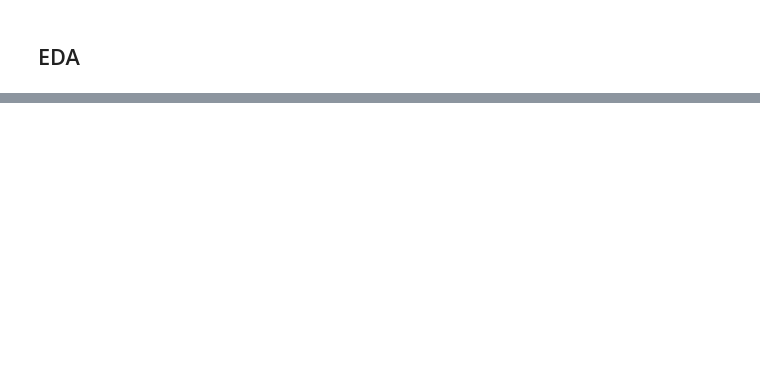
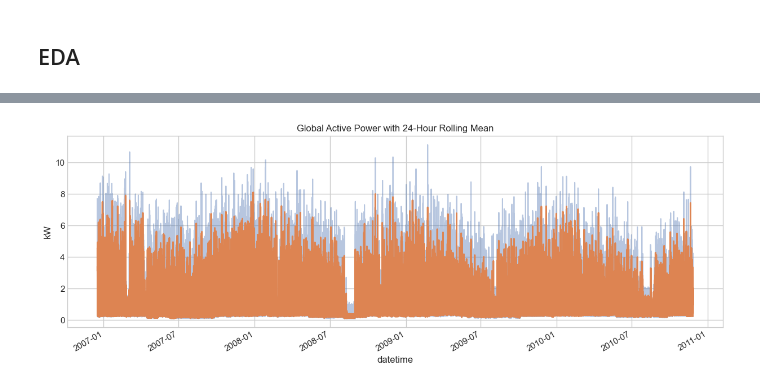
Before and after one commit to Ali-rashaideh/energy_forecasting_project, a Jupyter notebook: notebooks/EDA.ipynb, the cells around one changed output, grey strips where cells are left out. Saved outputs shown, nothing was run; the diff lists cells and outputs as text; code cells hidden in the pictures; blank space fills up the shorter version.

```diff
--- a/notebooks/EDA.ipynb
+++ b/notebooks/EDA.ipynb
@@ -451,0 +160,9 @@ Data appears normal
+# %%
+plt.figure(figsize=(15, 5))
+df['Global_active_power'].plot(alpha=0.4)
+df['Global_active_power'].rolling(24).mean().plot(linewidth=2)
+plt.title('Global Active Power with 24-Hour Rolling Mean')
+plt.ylabel('kW')
+plt.show()
+# %% [output]
+[figure, added]
```
Also changed, not shown: parts of 39 cells of this notebook, 7 other files.
